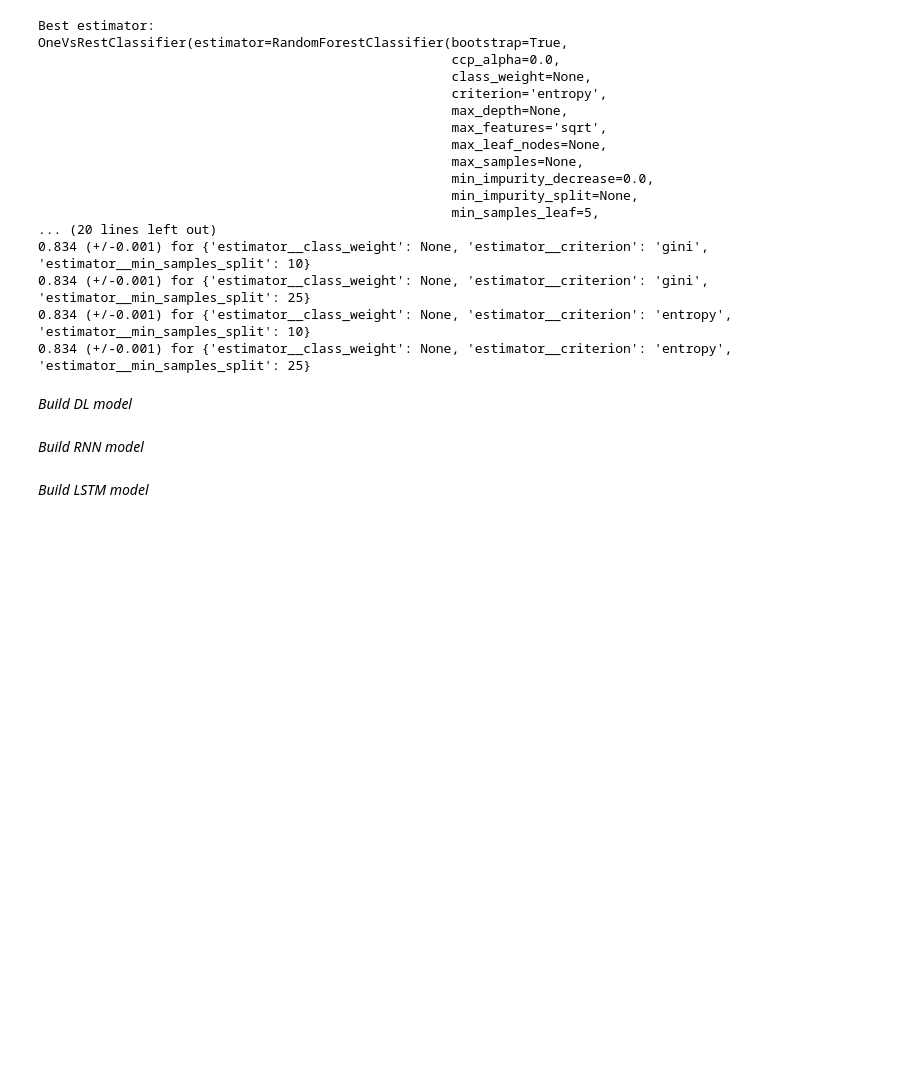
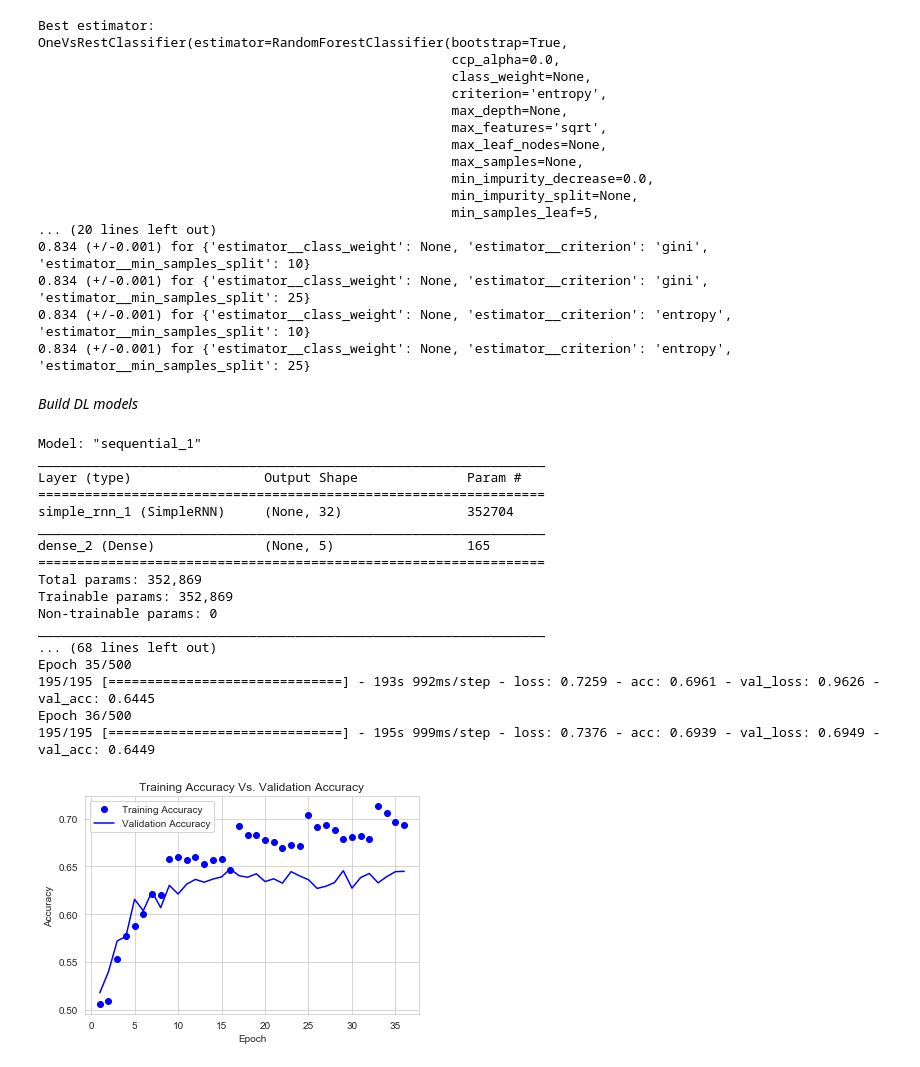
Before and after one commit to nt-ds/sentiment-analysis-on-movie-reviews, a Jupyter notebook: notebooks/04_models_stemmed_data.ipynb, the cells around one changed output. Cells and saved outputs as stored; diff of their text form; code cells hidden in the pictures; blank space fills up the shorter version.

Commit message:
Build a simple RNN model on stemmed data

```diff
--- a/notebooks/04_models_stemmed_data.ipynb
+++ b/notebooks/04_models_stemmed_data.ipynb
@@ -90,8 +92,4 @@ OneVsRestClassifier(estimator=RandomForestClassifier(bootstrap=True,
 0.834 (+/-0.001) for {'estimator__class_weight': None, 'estimator__criterion': 'entropy', 'estimator__min_samples_split': 10}
 0.834 (+/-0.001) for {'estimator__class_weight': None, 'estimator__criterion': 'entropy', 'estimator__min_samples_split': 25}
 # %% [markdown]
-_Build DL model_
+_Build DL models_
-# %% [markdown]
-_Build RNN model_
-# %% [markdown]
-_Build LSTM model_
@@ -97,0 +98,21 @@ _Build LSTM model_
+# %%
+stemmed_rnn_model = model.build_DL_model(train.PhraseStemmed, train.Sentiment, "stemmed", "rnn")
+# %% [output]
+Model: "sequential_1"
+_________________________________________________________________
+Layer (type)                 Output Shape              Param #
+=================================================================
+simple_rnn_1 (SimpleRNN)     (None, 32)                352704
+_________________________________________________________________
+dense_2 (Dense)              (None, 5)                 165
+=================================================================
+Total params: 352,869
+Trainable params: 352,869
+Non-trainable params: 0
+_________________________________________________________________
+... (68 lines left out)
+Epoch 35/500
+195/195 [==============================] - 193s 992ms/step - loss: 0.7259 - acc: 0.6961 - val_loss: 0.9626 - val_acc: 0.6445
+Epoch 36/500
+195/195 [==============================] - 195s 999ms/step - loss: 0.7376 - acc: 0.6939 - val_loss: 0.6949 - val_acc: 0.6449
+[figure, added]
```
Also changed, not shown: parts of 4 cells of this notebook.
